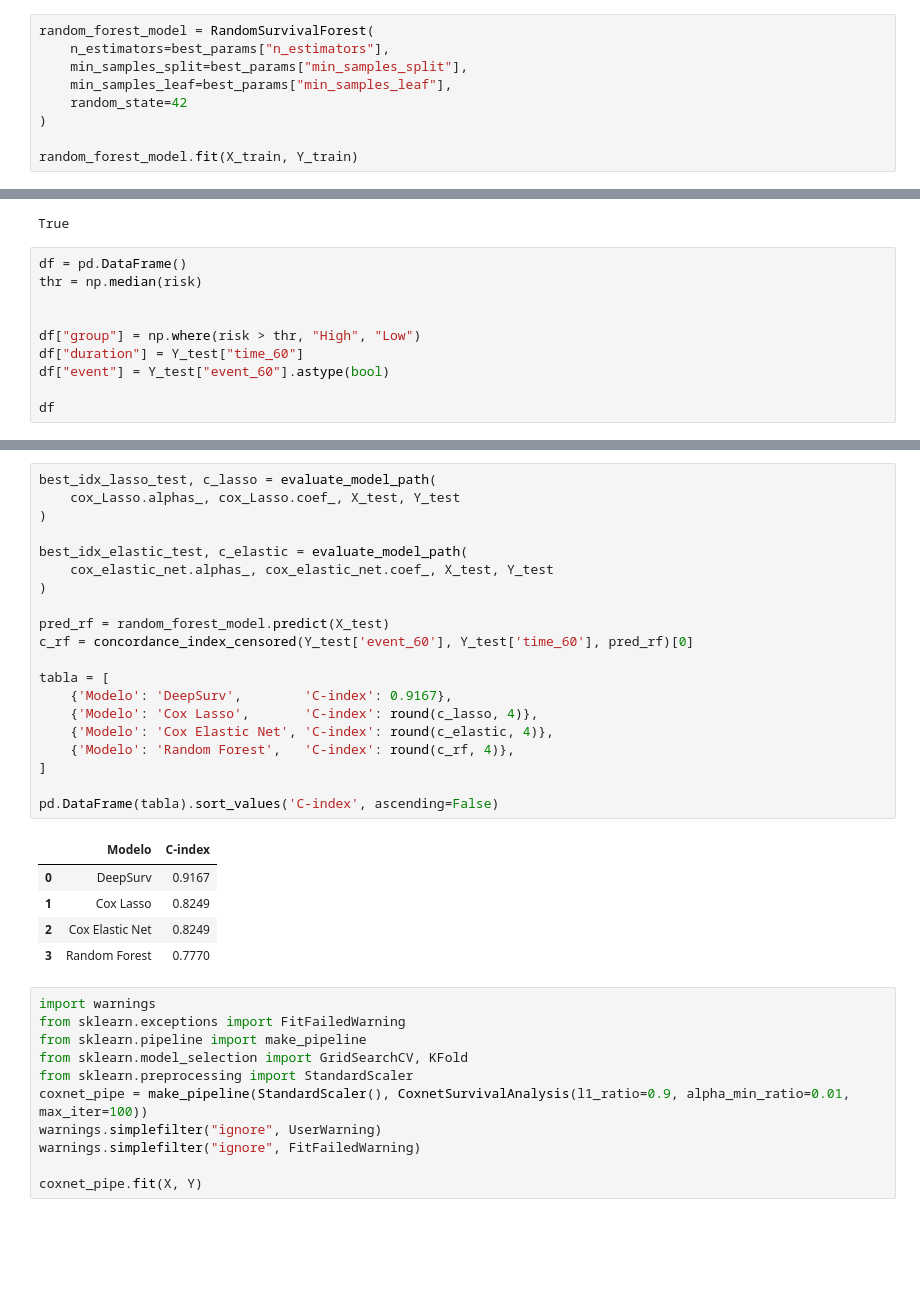
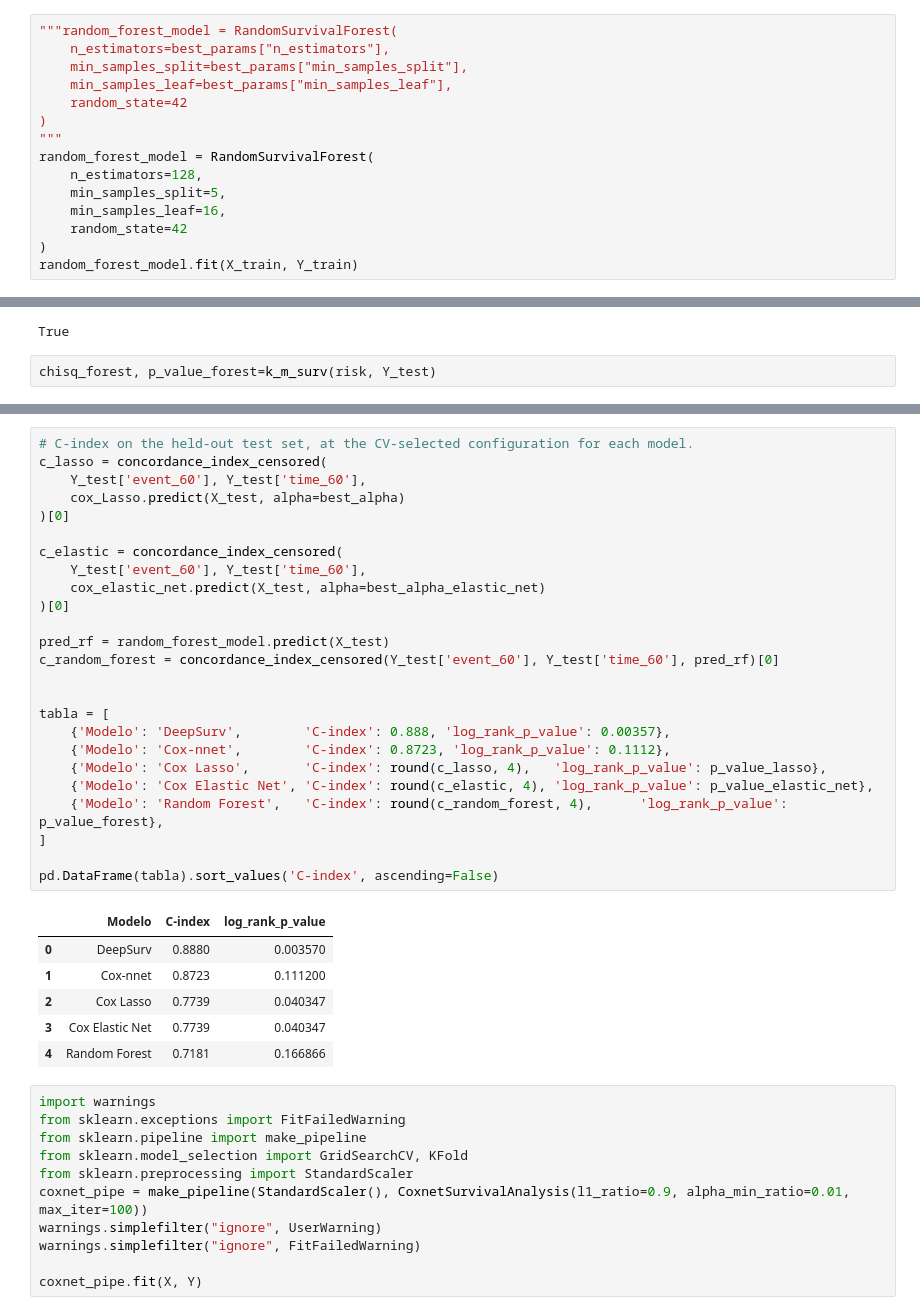
Before and after one commit to Fasmanuel2002/UPSA_Thesis_Research, a Jupyter notebook: research/notebooks/limma.ipynb, the cells around one changed output, grey strips where cells are left out. Drawn from its saved outputs; the diff is of its cells as text; blank space fills up the shorter version.

Commit message:
Added the table for task number 2

```diff
--- a/research/notebooks/limma.ipynb
+++ b/research/notebooks/limma.ipynb
@@ -351,10 +399,16 @@ Mejores parámetros: {'n_estimators': 16, 'min_samples_split': 5, 'min_samples_l
 # %%
-random_forest_model = RandomSurvivalForest(
+"""random_forest_model = RandomSurvivalForest(
     n_estimators=best_params["n_estimators"],
     min_samples_split=best_params["min_samples_split"],
     min_samples_leaf=best_params["min_samples_leaf"],
     random_state=42
 )
-
+"""
+random_forest_model = RandomSurvivalForest(
+    n_estimators=128,
+    min_samples_split=5,
+    min_samples_leaf=16,
+    random_state=42
+)
 random_forest_model.fit(X_train, Y_train)
 # %% [output]
@@ -370,13 +424,5 @@ len(risk) == len(Y_test)
 # %% [output]
 True
 # %%
-df = pd.DataFrame()
-thr = np.median(risk)
-
-
-df["group"] = np.where(risk > thr, "High", "Low")
-df["duration"] = Y_test["time_60"]
-df["event"] = Y_test["event_60"].astype(bool)
-
-df
+chisq_forest, p_value_forest=k_m_surv(risk, Y_test)
 # %% [output]
@@ -456,29 +452,35 @@ The concordance of the Random Forest model 0.7769784172661871
 # %%
-best_idx_lasso_test, c_lasso = evaluate_model_path(
-    cox_Lasso.alphas_, cox_Lasso.coef_, X_test, Y_test
-)
+# C-index on the held-out test set, at the CV-selected configuration for each model.
+c_lasso = concordance_index_censored(
+    Y_test['event_60'], Y_test['time_60'],
+    cox_Lasso.predict(X_test, alpha=best_alpha)
+)[0]
 
-best_idx_elastic_test, c_elastic = evaluate_model_path(
-    cox_elastic_net.alphas_, cox_elastic_net.coef_, X_test, Y_test
-)
+c_elastic = concordance_index_censored(
+    Y_test['event_60'], Y_test['time_60'],
+    cox_elastic_net.predict(X_test, alpha=best_alpha_elastic_net)
+)[0]
 
 pred_rf = random_forest_model.predict(X_test)
-c_rf = concordance_index_censored(Y_test['event_60'], Y_test['time_60'], pred_rf)[0]
+c_random_forest = concordance_index_censored(Y_test['event_60'], Y_test['time_60'], pred_rf)[0]
+
 
 tabla = [
-    {'Modelo': 'DeepSurv',        'C-index': 0.9167},
-    {'Modelo': 'Cox Lasso',       'C-index': round(c_lasso, 4)},
-    {'Modelo': 'Cox Elastic Net', 'C-index': round(c_elastic, 4)},
-    {'Modelo': 'Random Forest',   'C-index': round(c_rf, 4)},
+    {'Modelo': 'DeepSurv',        'C-index': 0.888, 'log_rank_p_value': 0.00357},
+    {'Modelo': 'Cox-nnet',        'C-index': 0.8723, 'log_rank_p_value': 0.1112},
+    {'Modelo': 'Cox Lasso',       'C-index': round(c_lasso, 4),   'log_rank_p_value': p_value_lasso},
+    {'Modelo': 'Cox Elastic Net', 'C-index': round(c_elastic, 4), 'log_rank_p_value': p_value_elastic_net},
+    {'Modelo': 'Random Forest',   'C-index': round(c_random_forest, 4),      'log_rank_p_value': p_value_forest},
 ]
 
 pd.DataFrame(tabla).sort_values('C-index', ascending=False)
 # %% [output]
-|  | Modelo | C-index |
-| 0 | DeepSurv | 0.9167 |
-| 1 | Cox Lasso | 0.8249 |
-| 2 | Cox Elastic Net | 0.8249 |
-| 3 | Random Forest | 0.7770 |
+|  | Modelo | C-index | log_rank_p_value |
+| 0 | DeepSurv | 0.8880 | 0.003570 |
+| 1 | Cox-nnet | 0.8723 | 0.111200 |
+| 2 | Cox Lasso | 0.7739 | 0.040347 |
+| 3 | Cox Elastic Net | 0.7739 | 0.040347 |
+| 4 | Random Forest | 0.7181 | 0.166866 |
 # %%
 import warnings
 from sklearn.exceptions import FitFailedWarning
```
Also changed, not shown: parts of 37 cells of this notebook.
